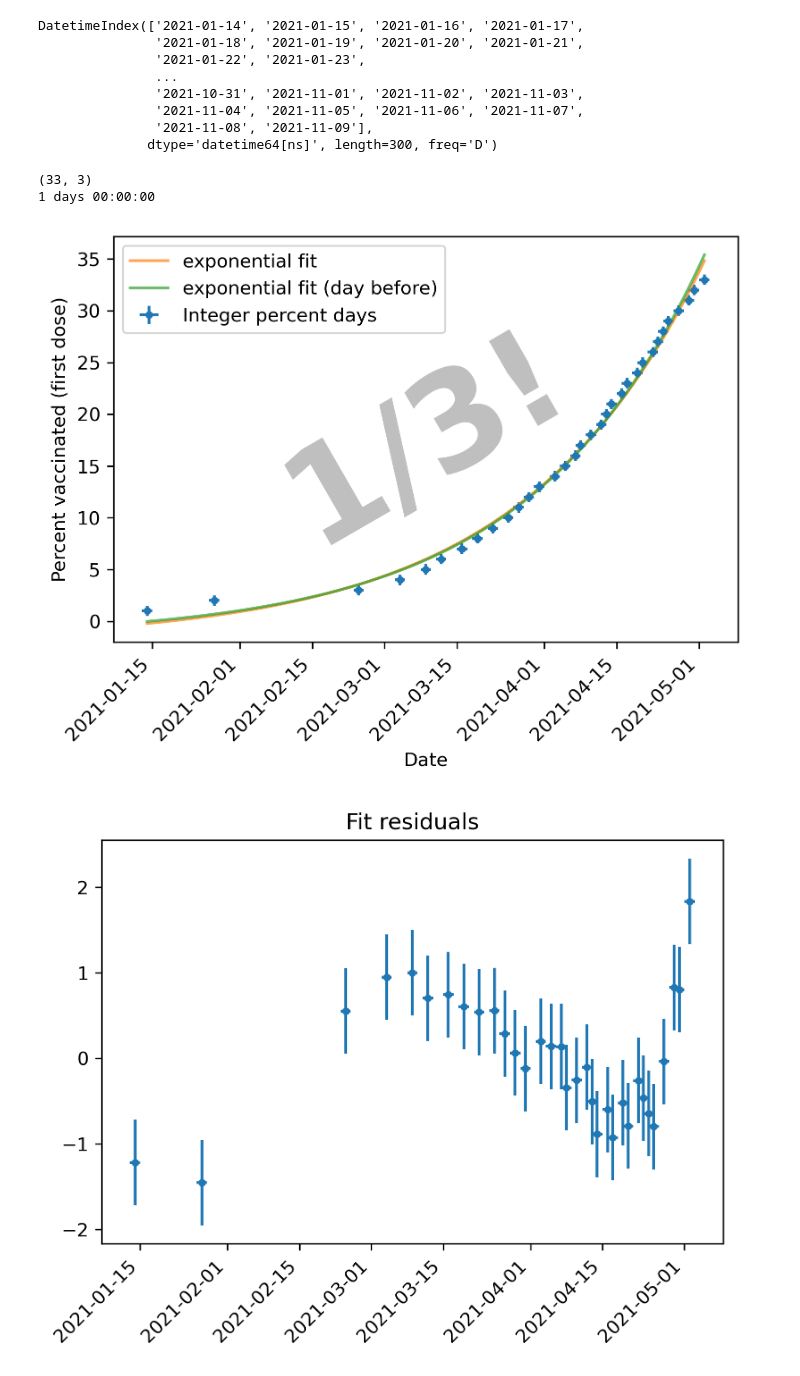
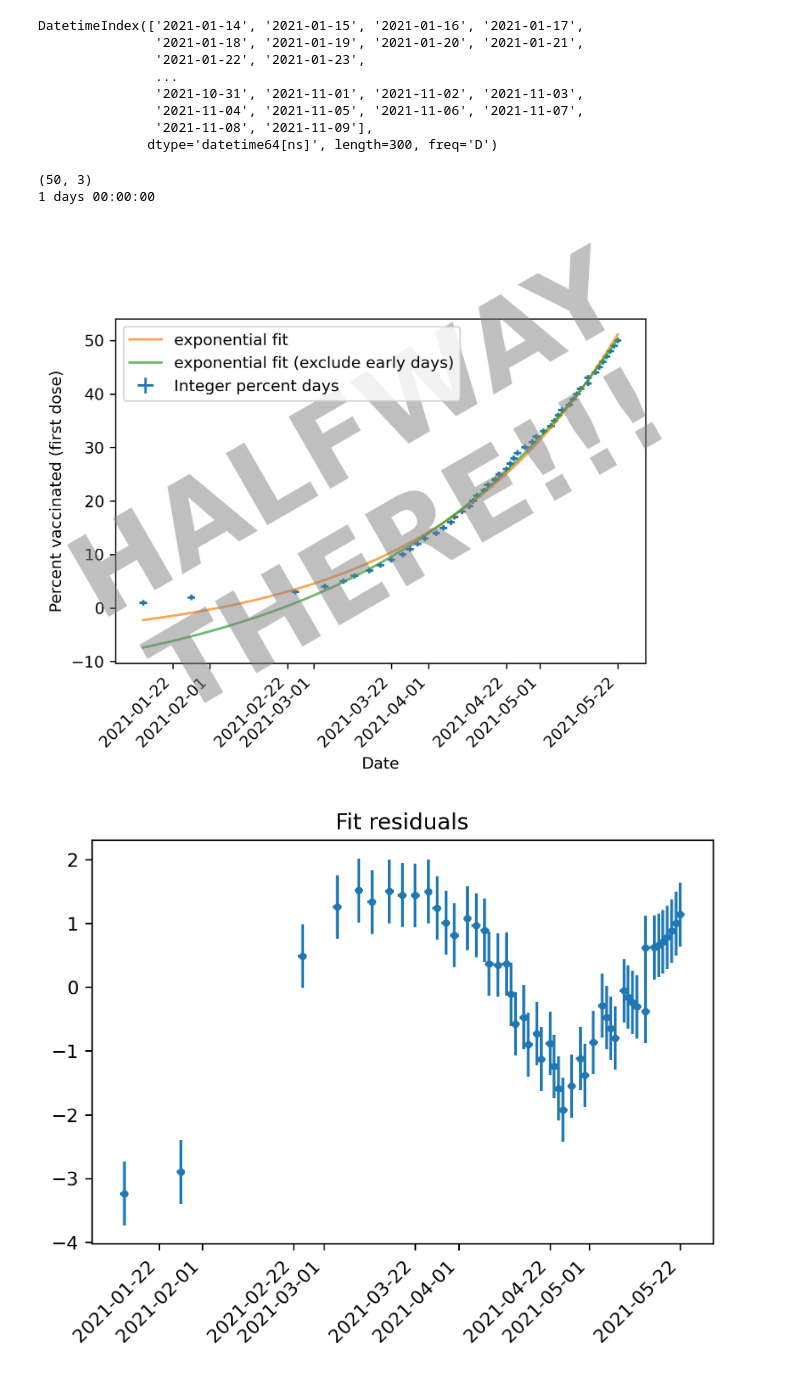
Before and after one commit to ac137/vacc-curvefit, a Jupyter notebook: vacc-curvefit.ipynb, the cells around one changed output. Cells and saved outputs as stored; diff of their text form; code cells hidden in the pictures.

Commit message:
halfway there! (update 50%)

```diff
--- a/vacc-curvefit.ipynb
+++ b/vacc-curvefit.ipynb
@@ -78,7 +78,7 @@ popt3, pcov3 = curve_fit(exp_func, x[:-1], y[:-1], p0=po_vals)
 popt4_l,pcov4_l = curve_fit(lin_func, x[:7], y2[:7])
 popt4, pcov4 = curve_fit(exp_func, x[:7], y[:7], p0=po_vals)
 
-# exclude first day
-popt5, pcov5 = curve_fit(exp_func, x[1:],y[1:],p0=po_vals)
+# exclude first 2 days
+popt5, pcov5 = curve_fit(exp_func, x[2:],y[2:],p0=po_vals)
 # %% [output]
 [  0  13  41  49  54  57  61  64  67  70  72  74  76  79  81  83  84  86
@@ -129,7 +131,8 @@ DatetimeIndex(['2021-01-14', '2021-01-15', '2021-01-16', '2021-01-17',
               dtype='datetime64[ns]', length=300, freq='D')
 # %%
 
-lim = 109
+lim = 129
+
 print(df.shape)
 
 terr = pd.Timedelta(hours=24)
@@ -137,10 +140,10 @@ print(terr)
 
 fig = plt.figure(dpi=300)
 # df.plot(x='dates', y='percent', style='.',ax=plt.gca())
-plt.errorbar(df['dates'].values, df['percent'].values, yerr=0.5,xerr=terr,fmt='.',label='Integer percent days')
+plt.errorbar(df['dates'].values, df['percent'].values, yerr=0.5,xerr=terr,fmt=',',label='Integer percent days')
 # plt.plot(x2[:lim], y_fit[:lim], label='linear fit to log')
 plt.plot(x2[:lim], y_fit_2[:lim], alpha=0.7, label='exponential fit')
-plt.plot(x2[:lim], y_fit_prev[:lim], alpha=0.7, label='exponential fit (day before)')
+# plt.plot(x2[:lim], y_fit_prev[:lim], alpha=0.7, label='exponential fit (previous day)')
 # plt.plot(x2[:lim], y_fit_orig[:lim], alpha=0.7, label='exponential fit (up to 15 Mar.)')
 # plt.plot(x2[:lim], y_fit_orig_l[:lim], alpha=0.7, label='linear fit (up to 15 Mar.)')
 
@@ -148,36 +151,38 @@ plt.plot(x2[:lim], y_fit_prev[:lim], alpha=0.7, label='exponential fit (day befo
 
 
 # plt.plot(x2[:lim],np.ones(len(x2[:lim]))*10)
-# plt.plot(x2[:lim], y_fit_excl1[:lim], alpha=0.7, label='exponential fit (excl. day 1)')
+plt.plot(x2[:lim], y_fit_excl1[:lim], alpha=0.7, label='exponential fit (exclude early days)')
 plt.xticks(rotation=45,ha='right')
 plt.ylabel('Percent vaccinated (first dose)')
 plt.xlabel('Date')
 ax = plt.gca()
 plt.legend()
 # ax.text(0.5, 0.5, 'NOT\nROBUST', transform=ax.transAxes,
 #         fontsize=72, color='gray', alpha=0.5,
 #         ha='center', va='center', rotation='30',fontweight='bold')
 
-ax.text(0.5, 0.5, '1/3!', transform=ax.transAxes,
+ax.text(0.5, 0.5, 'HALFWAY\nTHERE!!!', transform=ax.transAxes,
         fontsize=72, color='gray', alpha=0.5,
         ha='center', va='center', rotation='30',fontweight='bold')
+
+
 
 # plt.savefig('fit_{}_percent'.format(percent[-1]))
 # plt.ylim(0,percent[-1]+1)
 plt.show()
 
 
 # residuals
 
 yfit_res = exp_func(x, popt2[0], popt2[1], popt2[2]) - df['percent'].values
 
 fig = plt.figure(dpi=300)
 plt.title('Fit residuals')
 plt.errorbar(df['dates'].values, yfit_res, yerr=0.5,xerr=terr,fmt='.')
 plt.xticks(rotation=45,ha='right')
 plt.show()
 # %% [output]
-(33, 3)
+(50, 3)
 1 days 00:00:00
-[figure, old version]
+[figure, new version]
-[figure, old version]
+[figure, new version]
```
Also changed, not shown: parts of 7 cells of this notebook.
